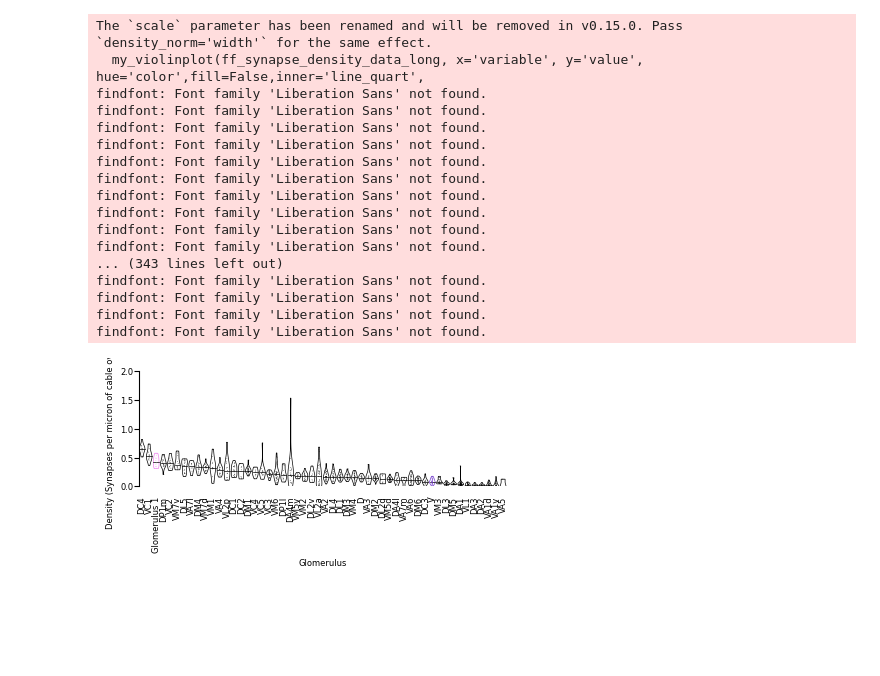
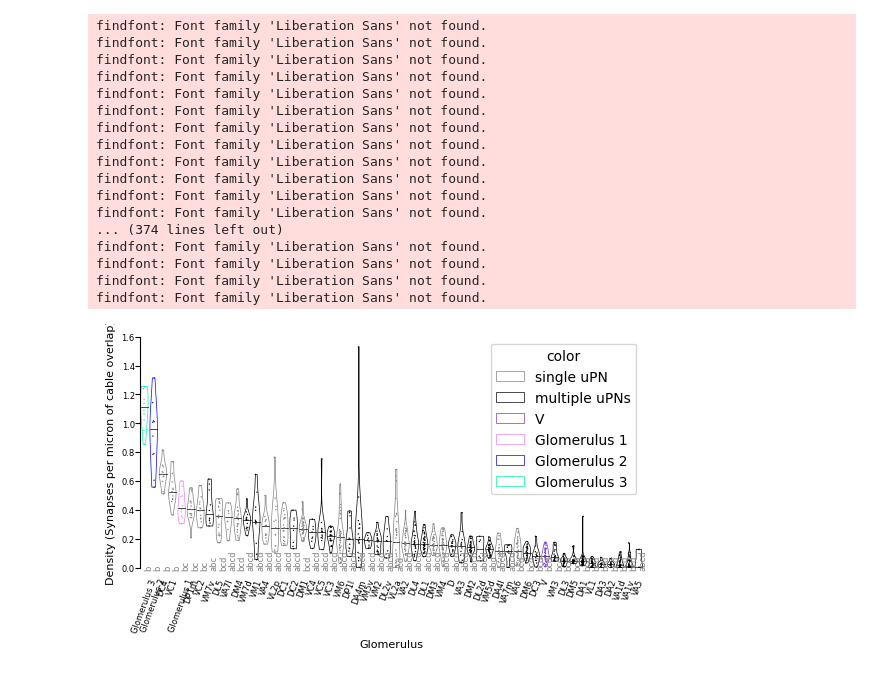
Before and after one commit to htem/aedes_public, a Jupyter notebook: fig_s7_s8/fig_s7b_ffSynDensity.ipynb, the cells around one changed output. Saved outputs shown, nothing was run; the diff lists cells and outputs as text; code cells hidden in the pictures; blank space fills up the shorter version.

Commit message:
updated supplemental figures 7 and 8
corrected an error in placement of figures

```diff
--- a/fig_s7_s8/fig_s7b_ffSynDensity.ipynb
+++ b/fig_s7_s8/fig_s7b_ffSynDensity.ipynb
@@ -419,3 +429,17 @@ glom_volume_single_uPN['glom_pn_type'] = ['single uPN','single uPN','single uPN'
 # %%
 #This CSV is created by retrieve_neuron_data.ipynb
 ff_synapse_density_data = pd.read_csv('../csvs/feedforward_synapse_density_data.csv')
+# %%
+#created post hoc table for cld lettering
+synapse_density_data_post_hoc = create_ordered_post_hoc_result(ff_synapse_density_data)
+synapse_density_data_post_hoc_processed = pd.DataFrame(cld_lettering.stack_correlation_table(synapse_density_data_post_hoc).index.tolist())
+synapse_density_data_post_hoc_processed['values'] = cld_lettering.stack_correlation_table(synapse_density_data_post_hoc).values < .01
+synapse_density_data_post_hoc_processed.columns = ['group1','group2','reject']
+# %%
+#generate cld_lettering
+ff_synapse_density_cld_result = cld_lettering.multi_comparisons_letter_df_generator(synapse_density_data_post_hoc_processed)
+# %%
+#format cld result
+ff_synapse_density_cld_result['Glomerulus']= ff_synapse_density_cld_result.index
+ff_synapse_density_cld_result.columns = ['cld_label','Glomerulus']
+ff_synapse_density_cld_result
@@ -433,55 +476,60 @@ for row in ff_synapse_density_data_long.iterrows():
 ff_synapse_density_data_long['glomerulus type'] = hue_list_synapse_density
 ff_synapse_density_data_long['color'] = ff_synapse_density_data_long['glomerulus type']
 
-ff_synapse_density_data_long = ff_synapse_density_data_long[(ff_synapse_density_data_long['variable']!= 'Glomerulus 2')
-                                                                                  & (ff_synapse_density_data_long['variable']!= 'Glomerulus 3')]
-
 glom1_index = ff_synapse_density_data_long.loc[ff_synapse_density_data_long['variable'] == 'Glomerulus 1'].index
+glom2_index = ff_synapse_density_data_long.loc[ff_synapse_density_data_long['variable'] == 'Glomerulus 2'].index
+glom3_index = ff_synapse_density_data_long.loc[ff_synapse_density_data_long['variable'] == 'Glomerulus 3'].index
 glomV_index = ff_synapse_density_data_long.loc[ff_synapse_density_data_long['variable'] == 'V'].index
 
 for cell_index in glom1_index:
     ff_synapse_density_data_long.at[cell_index,'color'] = 'Glomerulus 1'
+for cell_index in glom2_index:
+    ff_synapse_density_data_long.at[cell_index,'color'] = 'Glomerulus 2'
+for cell_index in glom3_index:
+    ff_synapse_density_data_long.at[cell_index,'color'] = 'Glomerulus 3'
 for cell_index in glomV_index:
     ff_synapse_density_data_long.at[cell_index,'color'] = 'V'
 # %%
 #create an descending order of glomeruli based on median synapse density
 median_order_density = ff_synapse_density_data_long.groupby(by=["variable"])["value"].median().sort_values().iloc[::-1].index
 # %%
-violinplot_dims = (4.75, 1.5)
-custom_palette=['black','black','#723BCB','#EE82EE']
+violinplot_dims = (6.5, 3)
+custom_palette=['#818181','#000000','#723BCB','#EE82EE' ,'#0000FF', '#00FA9A']
 fig, ax = plt.subplots(figsize=violinplot_dims)
-my_violinplot(ff_synapse_density_data_long, x='variable', y='value', hue='color',fill=False,inner='line_quart',
-              order=median_order_density, cut=0, scale='width', linewidth=.5, palette=custom_palette,legend=None)
+my_violinplot(ff_synapse_density_data_long, x='variable',y='value',fill=False, cut=0, hue='color',inner='line_quart', order=median_order_density,linewidth=.5,scale='width',palette=custom_palette)
 
-ax = sns.stripplot(ff_synapse_density_data_long, x='variable',y='value',hue='color', order=median_order_density, size=.5, palette=custom_palette, legend=None)
-ax.set_ylabel("Density (Synapses per micron of cable overlap)", size=6, fontname="Liberation Sans")
-ax.set_xlabel('Glomerulus', size=6, fontname="Liberation Sans")
+ax = sns.stripplot(ff_synapse_density_data_long, x='variable',y='value',hue='color',order=median_order_density,size = 1, palette=custom_palette, legend=None)
+for idx,glom in enumerate(median_order_density):
+    ax.annotate(ff_synapse_density_cld_result[ff_synapse_density_cld_result['Glomerulus'] == glom]['cld_label'].values[0], xy=(idx,0),size=6,rotation=90,color = 'grey')
+ax.set_ylabel("Density (Synapses per micron of cable overlap)",size=8)
+ax.set_xlabel('Glomerulus', size=8, fontname="Liberation Sans")
 plt.xticks(fontsize=6, fontname="Liberation Sans")
 plt.yticks(fontsize=6, fontname="Liberation Sans")
-plt.ylim(0,2)
-plt.xticks(rotation=90)
+#ax.set_aspect(0.01)
+plt.ylim(0,1.6)
+plt.xticks(rotation=70)
 plt.tick_params(axis='x', which='both', bottom=False, top=False)
 plt.tick_params(axis='y', which='both', left=True, right=False,pad=0)
 sns.despine(fig=None, ax=None, top=True, right=True, left=False, bottom=True, offset=None, trim=False)
 
-plt.savefig('../svgs/feedforwardDensity_only_glom1_median_order_wide.svg', format="svg")
+plt.savefig('../svgs/feedforwardDensity_allGlomeruli_half_height_median_order_cld.svg', format="svg")
 plt.show()
 # %% [output]
-The `scale` parameter has been renamed and will be removed in v0.15.0. Pass `density_norm='width'` for the same effect.
-  my_violinplot(ff_synapse_density_data_long, x='variable', y='value', hue='color',fill=False,inner='line_quart',
 findfont: Font family 'Liberation Sans' not found.
 findfont: Font family 'Liberation Sans' not found.
 findfont: Font family 'Liberation Sans' not found.
 findfont: Font family 'Liberation Sans' not found.
 findfont: Font family 'Liberation Sans' not found.
 findfont: Font family 'Liberation Sans' not found.
 findfont: Font family 'Liberation Sans' not found.
 findfont: Font family 'Liberation Sans' not found.
 findfont: Font family 'Liberation Sans' not found.
 findfont: Font family 'Liberation Sans' not found.
-... (343 lines left out)
+findfont: Font family 'Liberation Sans' not found.
+findfont: Font family 'Liberation Sans' not found.
+... (374 lines left out)
 findfont: Font family 'Liberation Sans' not found.
 findfont: Font family 'Liberation Sans' not found.
 findfont: Font family 'Liberation Sans' not found.
 findfont: Font family 'Liberation Sans' not found.
-[figure, old version]
+[figure, new version]
```
Also changed, not shown: parts of 5 cells of this notebook, 3 other files.
